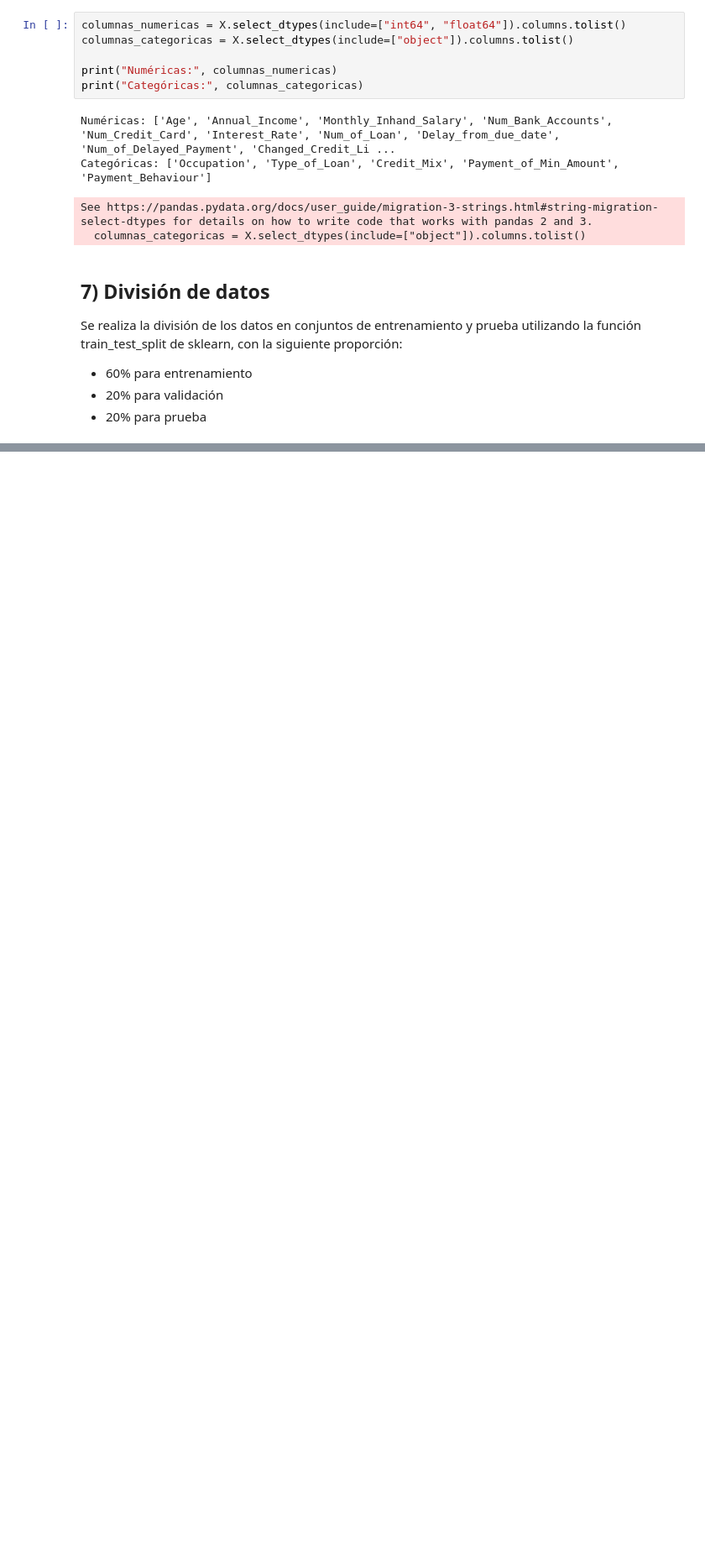
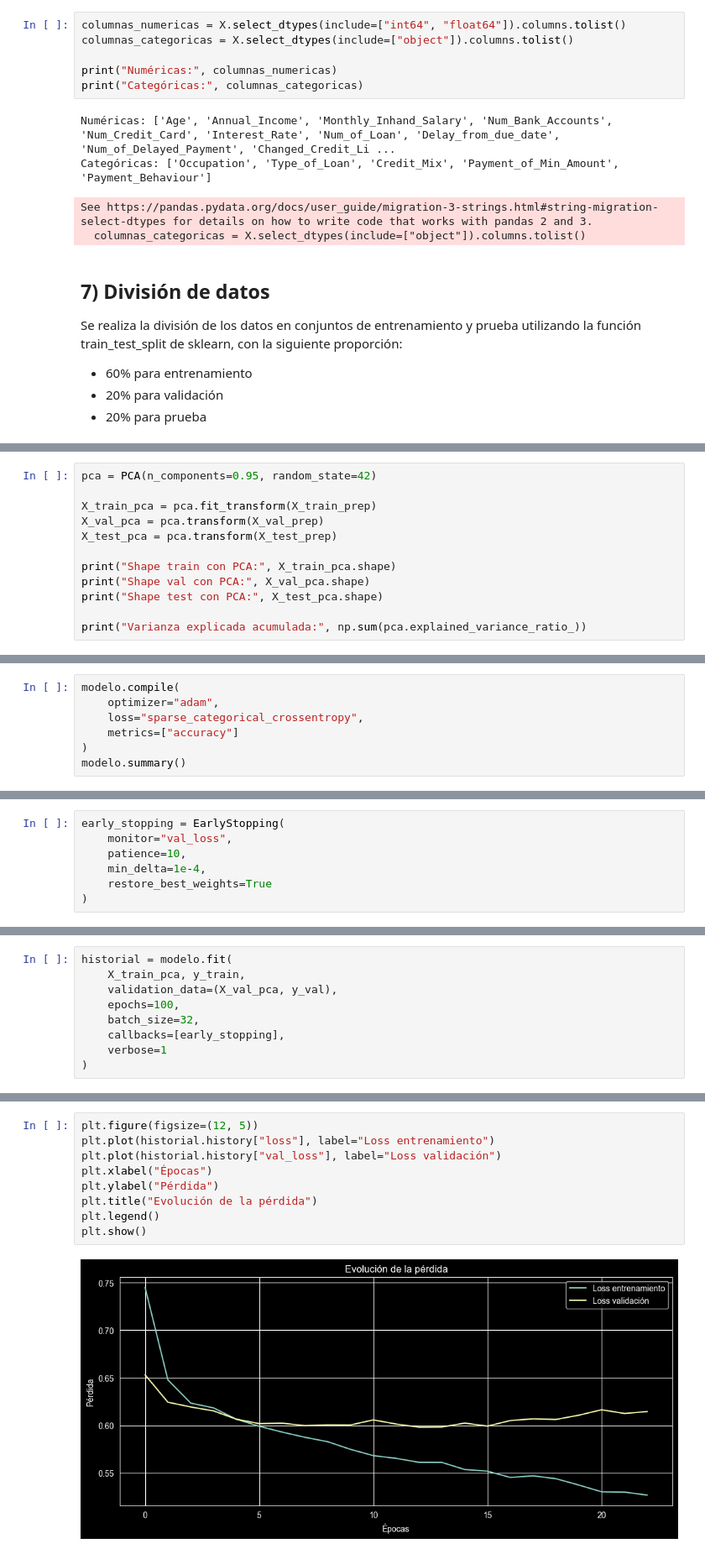
Before and after one commit to Daelres/ANN-Multiclass, a Jupyter notebook: EntrenamientoModelo.ipynb, the cells around one changed output, grey strips where cells are left out. Shown at 84% size. Cells and saved outputs as stored; diff of their text form; blank space fills up the shorter version.

Commit message:
Entrenamiento del módelo corregido: - Se realiza el entrenamiento del modelo

```diff
--- a/EntrenamientoModelo.ipynb
+++ b/EntrenamientoModelo.ipynb
@@ -113,0 +153,12 @@ X_train, X_val, y_train, y_val = train_test_split(
+# %%
+pca = PCA(n_components=0.95, random_state=42)
+
+X_train_pca = pca.fit_transform(X_train_prep)
+X_val_pca = pca.transform(X_val_prep)
+X_test_pca = pca.transform(X_test_prep)
+
+print("Shape train con PCA:", X_train_pca.shape)
+print("Shape val con PCA:", X_val_pca.shape)
+print("Shape test con PCA:", X_test_pca.shape)
+
+print("Varianza explicada acumulada:", np.sum(pca.explained_variance_ratio_))
@@ -113,0 +195,7 @@ X_train, X_val, y_train, y_val = train_test_split(
+# %%
+modelo.compile(
+    optimizer="adam",
+    loss="sparse_categorical_crossentropy",
+    metrics=["accuracy"]
+)
+modelo.summary()
@@ -113,0 +226,7 @@ X_train, X_val, y_train, y_val = train_test_split(
+# %%
+early_stopping = EarlyStopping(
+    monitor="val_loss",
+    patience=10,
+    min_delta=1e-4,
+    restore_best_weights=True
+)
@@ -113,0 +236,9 @@ X_train, X_val, y_train, y_val = train_test_split(
+# %%
+historial = modelo.fit(
+    X_train_pca, y_train,
+    validation_data=(X_val_pca, y_val),
+    epochs=100,
+    batch_size=32,
+    callbacks=[early_stopping],
+    verbose=1
+)
@@ -113,0 +266,11 @@ X_train, X_val, y_train, y_val = train_test_split(
+# %%
+plt.figure(figsize=(12, 5))
+plt.plot(historial.history["loss"], label="Loss entrenamiento")
+plt.plot(historial.history["val_loss"], label="Loss validación")
+plt.xlabel("Épocas")
+plt.ylabel("Pérdida")
+plt.title("Evolución de la pérdida")
+plt.legend()
+plt.show()
+# %% [output]
+[figure, added]
```
Also changed, not shown: parts of 25 cells of this notebook.
